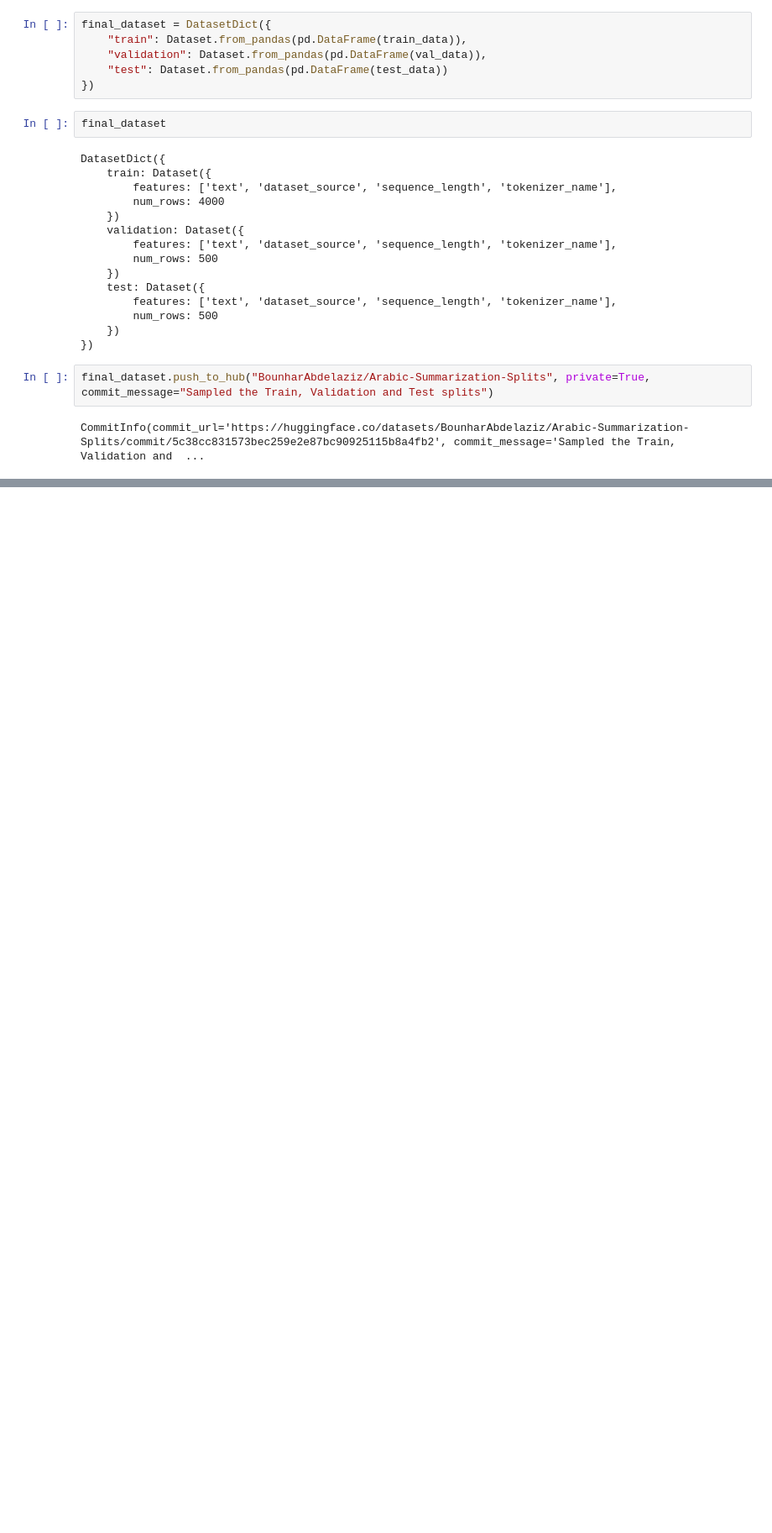
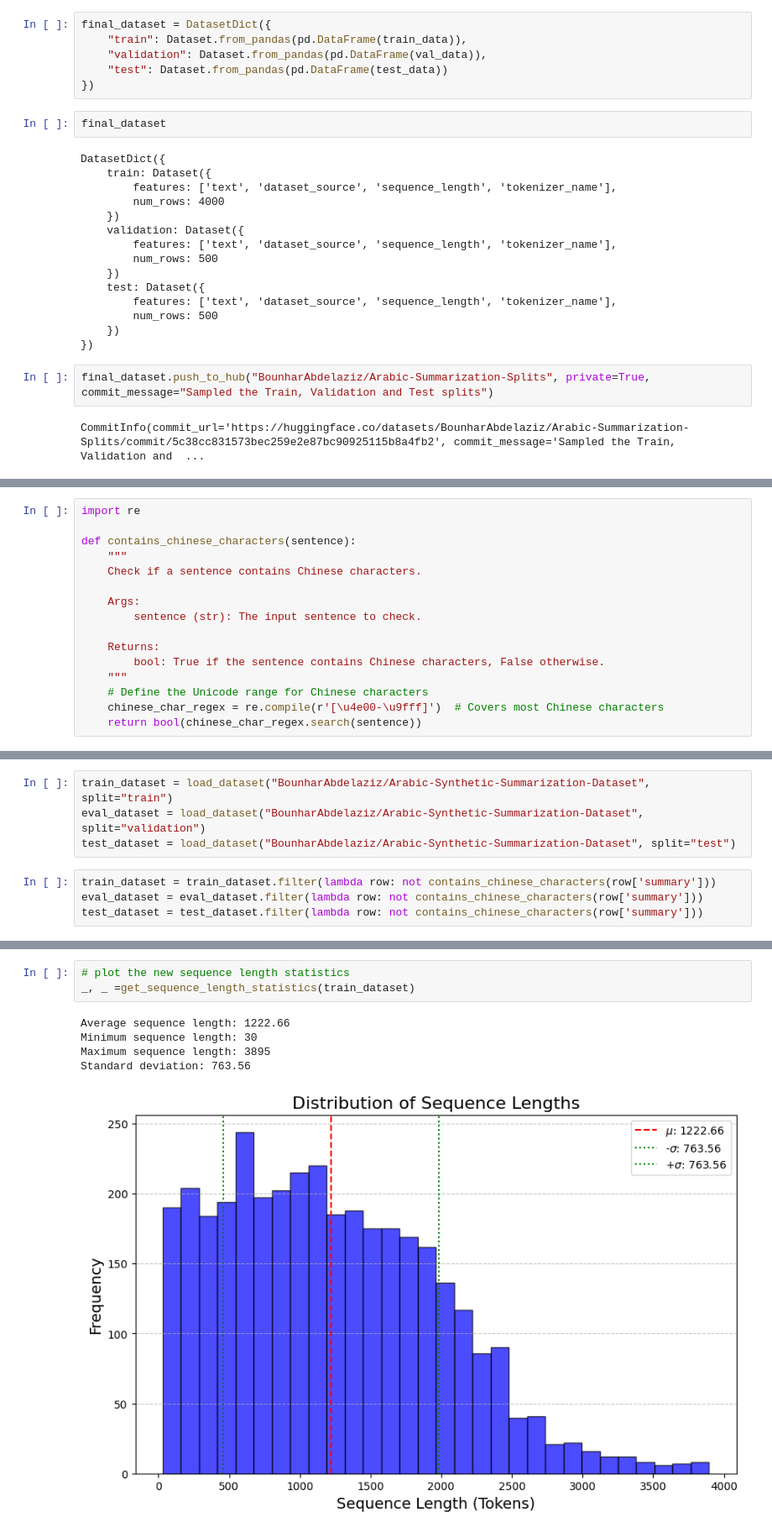
Before and after one commit to ybendou/Arabic-Summurization, a Jupyter notebook: data/data_collection_and_exploration.ipynb, the cells around one changed output, grey strips where cells are left out. Shown: that part at 84% size. Cells and saved outputs as stored; diff of their text form; blank space fills up the shorter version.

Commit message:
Added filtering of samples containing chineese characters

```diff
--- a/data/data_collection_and_exploration.ipynb
+++ b/data/data_collection_and_exploration.ipynb
@@ -502,0 +505,16 @@ CommitInfo(commit_url='https://huggingface.co/datasets/BounharAbdelaziz/Arabic-S
+# %%
+import re
+
+def contains_chinese_characters(sentence):
+    """
+    Check if a sentence contains Chinese characters.
+
+    Args:
+        sentence (str): The input sentence to check.
+
+    Returns:
+        bool: True if the sentence contains Chinese characters, False otherwise.
+    """
+    # Define the Unicode range for Chinese characters
+    chinese_char_regex = re.compile(r'[\u4e00-\u9fff]')  # Covers most Chinese characters
+    return bool(chinese_char_regex.search(sentence))
@@ -502,0 +541,8 @@ CommitInfo(commit_url='https://huggingface.co/datasets/BounharAbdelaziz/Arabic-S
+# %%
+train_dataset = load_dataset("BounharAbdelaziz/Arabic-Synthetic-Summarization-Dataset", split="train")
+eval_dataset = load_dataset("BounharAbdelaziz/Arabic-Synthetic-Summarization-Dataset", split="validation")
+test_dataset = load_dataset("BounharAbdelaziz/Arabic-Synthetic-Summarization-Dataset", split="test")
+# %%
+train_dataset = train_dataset.filter(lambda row: not contains_chinese_characters(row['summary']))
+eval_dataset = eval_dataset.filter(lambda row: not contains_chinese_characters(row['summary']))
+test_dataset = test_dataset.filter(lambda row: not contains_chinese_characters(row['summary']))
@@ -502,0 +581,9 @@ CommitInfo(commit_url='https://huggingface.co/datasets/BounharAbdelaziz/Arabic-S
+# %%
+# plot the new sequence length statistics
+_, _ =get_sequence_length_statistics(train_dataset)
+# %% [output]
+Average sequence length: 1222.66
+Minimum sequence length: 30
+Maximum sequence length: 3895
+Standard deviation: 763.56
+[figure, added]
```
Also changed, not shown: parts of 9 cells of this notebook.
